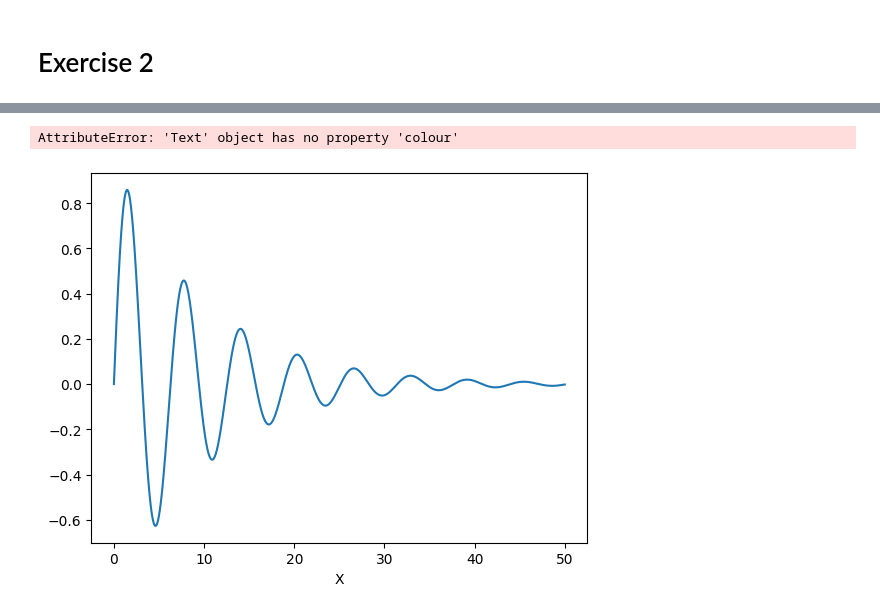
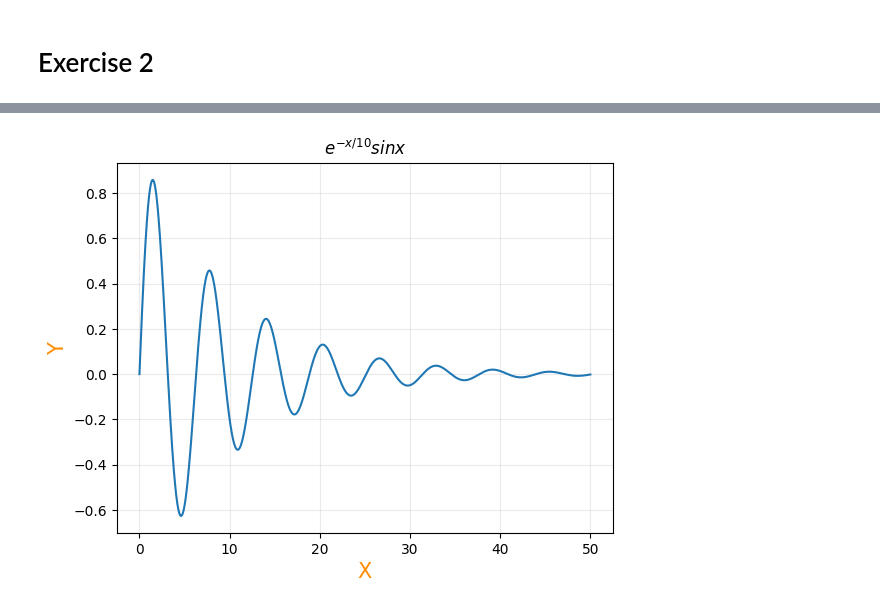
Before and after one commit to SPS-SP2273/learning-portfolio-joannejyyy, a Jupyter notebook: 7.2_plotting__exercises/plotting_(need)_exercises.ipynb, the cells around one changed output, grey strips where cells are left out. Cells and saved outputs as stored; diff of their text form; code cells hidden in the pictures.

```diff
--- a/7.2_plotting__exercises/plotting_(need)_exercises.ipynb
+++ b/7.2_plotting__exercises/plotting_(need)_exercises.ipynb
@@ -41,16 +26,15 @@ plt.grid(alpha=.25)
 # %%
 import numpy as np
 
 x = np.linspace (0, 50, 10000)
 sin_x = np.sin(x)
 y = (np.e)**(-x/10) * sin_x
 
 plt.plot (x, y)
-plt.xlabel('X', colour = 'darkorange')
-plt.ylabel('Y', colour = 'darkorange')
+plt.xlabel('X', color = 'darkorange', fontsize = 15)
+plt.ylabel('Y', color = 'darkorange', fontsize = 15)
 from IPython.display import display, Math, Latex
 plt.title ("$e^{-x/10}sin x$")
 plt.grid(alpha=.25)
 # %% [output]
-AttributeError: 'Text' object has no property 'colour'
-[figure, old version]
+[figure, new version]
```
Also changed, not shown: parts of 1 cell of this notebook.
